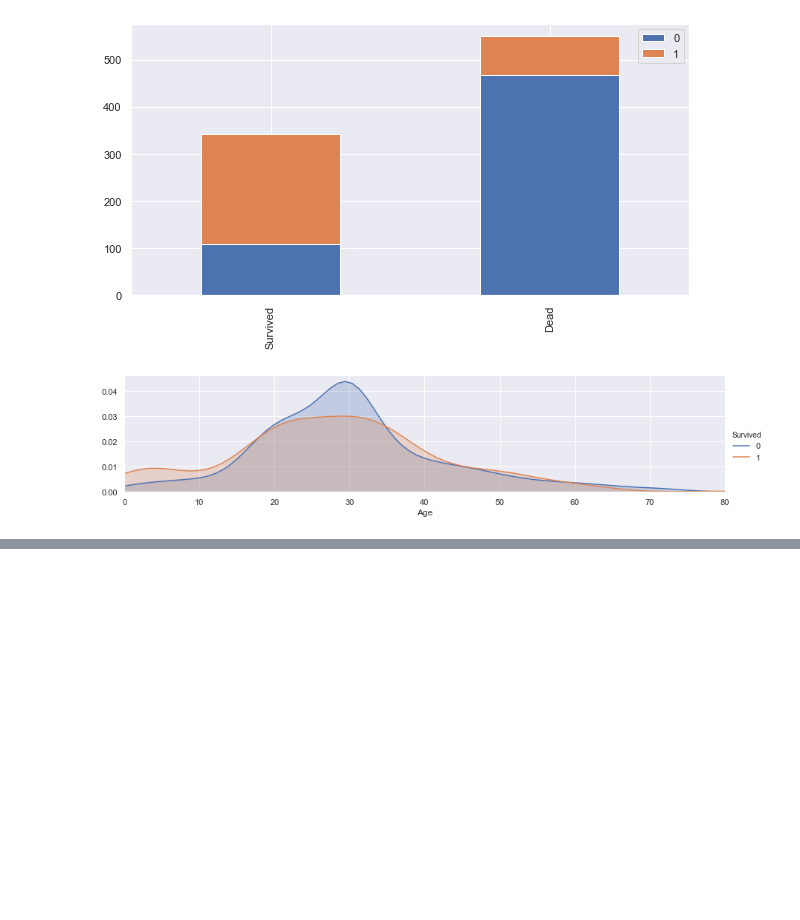
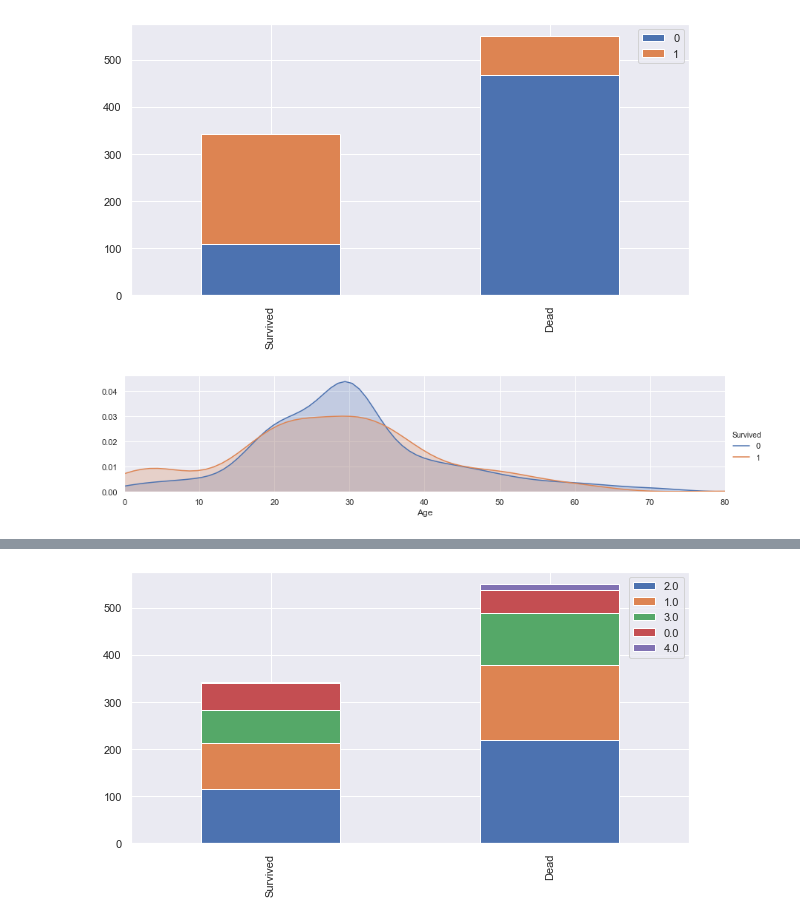
Before and after one commit to lhs7091/PythonDataScienceExam, a Jupyter notebook: titanic_prediction/Exam_01/titanic_survived_prediction.ipynb, the cells around one changed output, grey strips where cells are left out. Saved outputs shown, nothing was run; the diff lists cells and outputs as text; code cells hidden in the pictures; blank space fills up the shorter version.

```diff
--- a/titanic_prediction/Exam_01/titanic_survived_prediction.ipynb
+++ b/titanic_prediction/Exam_01/titanic_survived_prediction.ipynb
@@ -304,0 +309,4 @@ plt.show()
+# %%
+bar_chart('Age')
+# %% [output]
+[figure, added]
```
Also changed, not shown: parts of 47 cells of this notebook, 4 other files.
